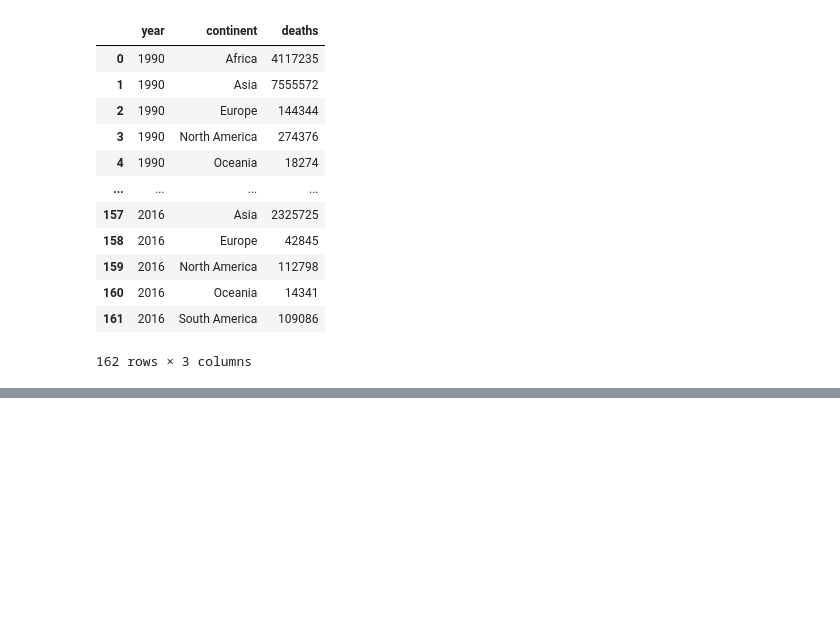
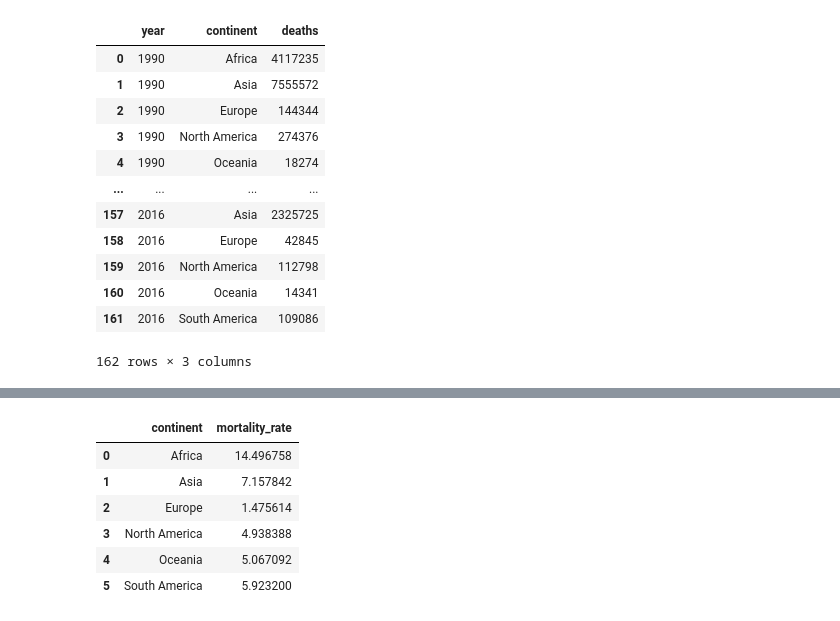
Before and after one commit to ongdisheng/FIT3179, a Jupyter notebook: project2/data/preprocess.ipynb, the cells around one changed output, grey strips where cells are left out. Saved outputs shown, nothing was run; the diff lists cells and outputs as text; code cells hidden in the pictures; blank space fills up the shorter version.

```diff
--- a/project2/data/preprocess.ipynb
+++ b/project2/data/preprocess.ipynb
@@ -910,0 +971,12 @@ final.to_csv('stacked_area_chart.csv')
+# %%
+final = final.groupby('continent').aggregate({'mortality_rate': 'mean'}).reset_index()
+# %%
+final
+# %% [output]
+|  | continent | mortality_rate |
+| 0 | Africa | 14.496758 |
+| 1 | Asia | 7.157842 |
+| 2 | Europe | 1.475614 |
+| 3 | North America | 4.938388 |
+| 4 | Oceania | 5.067092 |
+| 5 | South America | 5.923200 |
```
Also changed, not shown: parts of 7 cells of this notebook, 3 other files.
